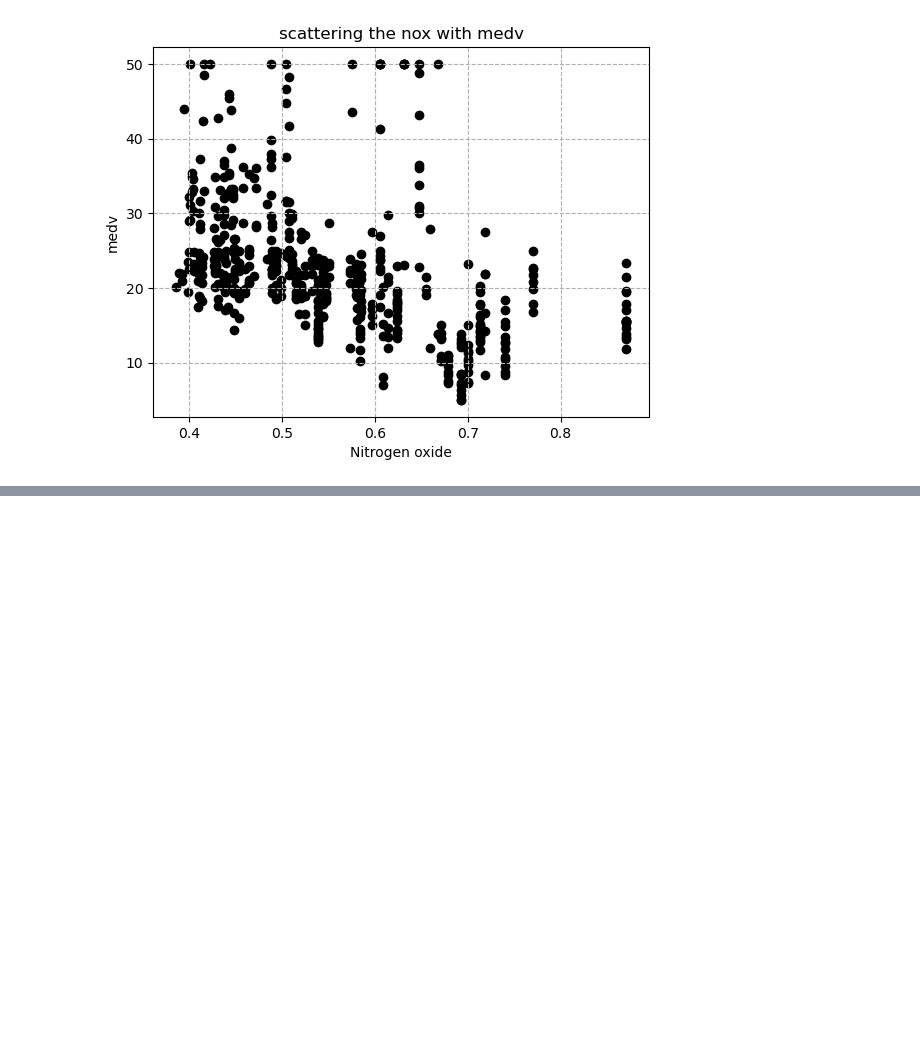
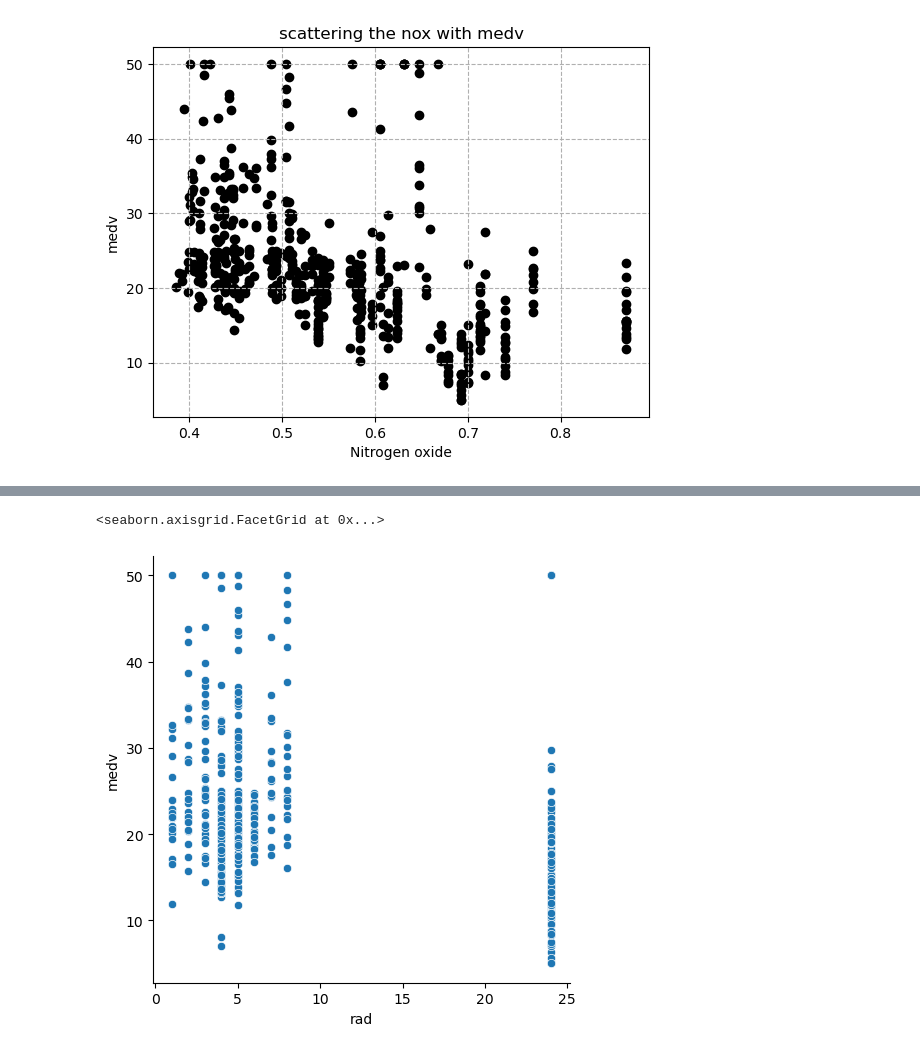
Before and after one commit to nillmishra/ML_Python_FSP, a Jupyter notebook: FSP-Day_3/multiple_linear_regression.ipynb, the cells around one changed output, grey strips where cells are left out. Saved outputs shown, nothing was run; the diff lists cells and outputs as text; code cells hidden in the pictures; blank space fills up the shorter version.

```diff
--- a/FSP-Day_3/multiple_linear_regression.ipynb
+++ b/FSP-Day_3/multiple_linear_regression.ipynb
@@ -196,0 +222,5 @@ plt.show()
+# %%
+sns.relplot(x= 'rad' , y='medv' , data=df)
+# %% [output]
+<seaborn.axisgrid.FacetGrid at 0x...>
+[figure, added]
```
Also changed, not shown: parts of 24 cells of this notebook, 4 other files.
